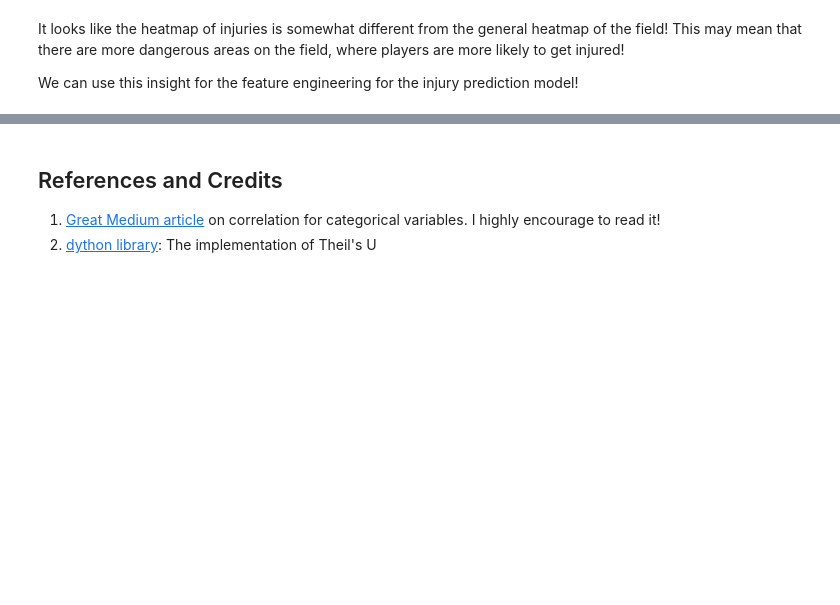
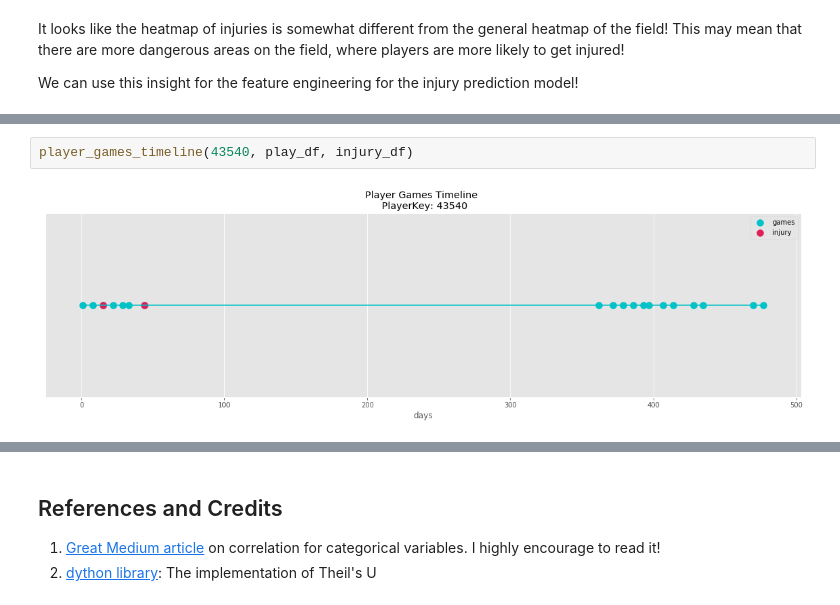
Before and after one commit to Lexie88rus/NFL-1st-and-Future, a Jupyter notebook: NFL_Injury_Analytics.ipynb, the cells around one changed output, grey strips where cells are left out. Drawn from its saved outputs; the diff is of its cells as text; blank space fills up the shorter version.

```diff
--- a/NFL_Injury_Analytics.ipynb
+++ b/NFL_Injury_Analytics.ipynb
@@ -737,0 +781,4 @@ We can use this insight for the feature engineering for the injury prediction mo
+# %%
+player_games_timeline(43540, play_df, injury_df)
+# %% [output]
+[figure, added]
```
Also changed, not shown: parts of 15 cells of this notebook.
